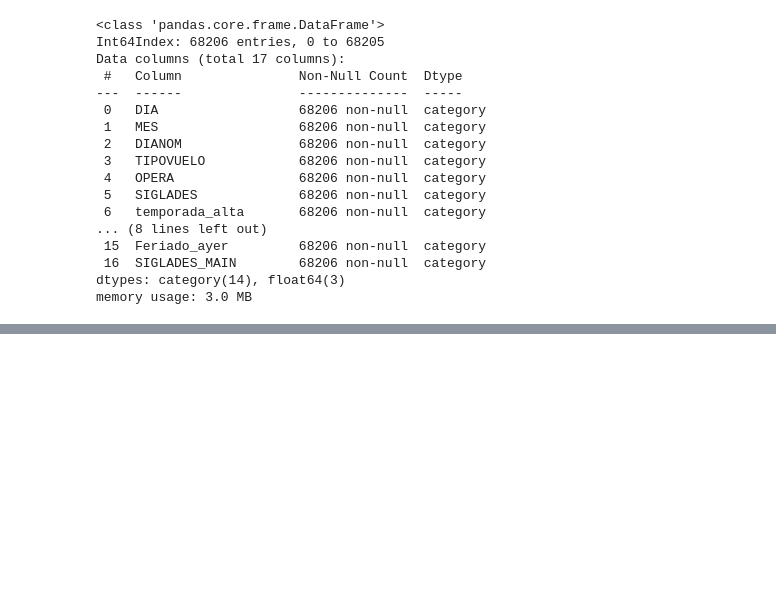
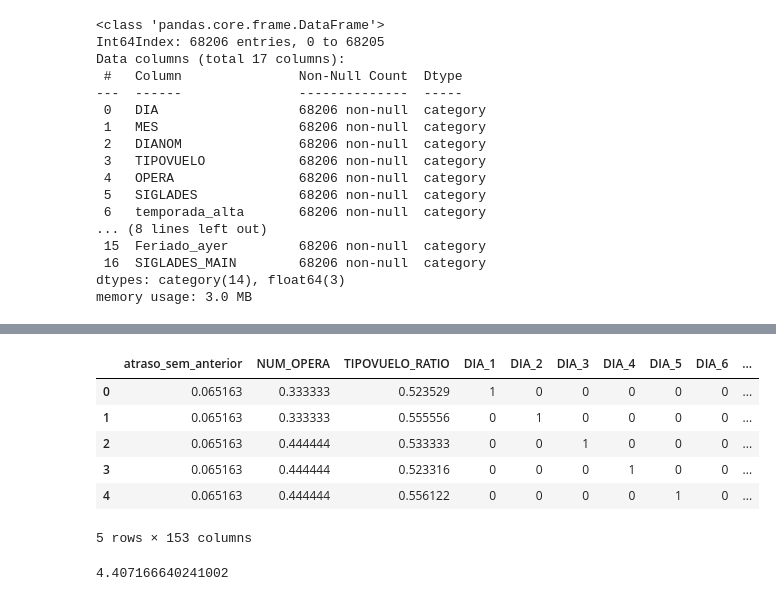
Before and after one commit to GermanDonoso93/Desafio-LATAM-Airlines, a Jupyter notebook: solution.ipynb, the cells around one changed output, grey strips where cells are left out. Drawn from its saved outputs; the diff is of its cells as text; code cells hidden in the pictures; blank space fills up the shorter version.

```diff
--- a/solution.ipynb
+++ b/solution.ipynb
@@ -1171,0 +1396,10 @@ dtype: float64
+# %%
+df_X_ohe.head()
+# %% [output]
+|  | atraso_sem_anterior | NUM_OPERA | TIPOVUELO_RATIO | DIA_1 | DIA_2 | DIA_3 | DIA_4 | DIA_5 | DIA_6 | ... |
+| 0 | 0.065163 | 0.333333 | 0.523529 | 1 | 0 | 0 | 0 | 0 | 0 | ... |
+| 1 | 0.065163 | 0.333333 | 0.555556 | 0 | 1 | 0 | 0 | 0 | 0 | ... |
+| 2 | 0.065163 | 0.444444 | 0.533333 | 0 | 0 | 1 | 0 | 0 | 0 | ... |
+| 3 | 0.065163 | 0.444444 | 0.523316 | 0 | 0 | 0 | 1 | 0 | 0 | ... |
+| 4 | 0.065163 | 0.444444 | 0.556122 | 0 | 0 | 0 | 0 | 1 | 0 | ... |
+5 rows × 153 columns
@@ -1171,0 +1416,4 @@ dtype: float64
+# %%
+df_scl["atraso_15"].value_counts(normalize=True)[0] / df_scl["atraso_15"].value_counts(normalize=True)[1]
+# %% [output]
+4.407166640241002
```
Also changed, not shown: parts of 100 cells of this notebook.
